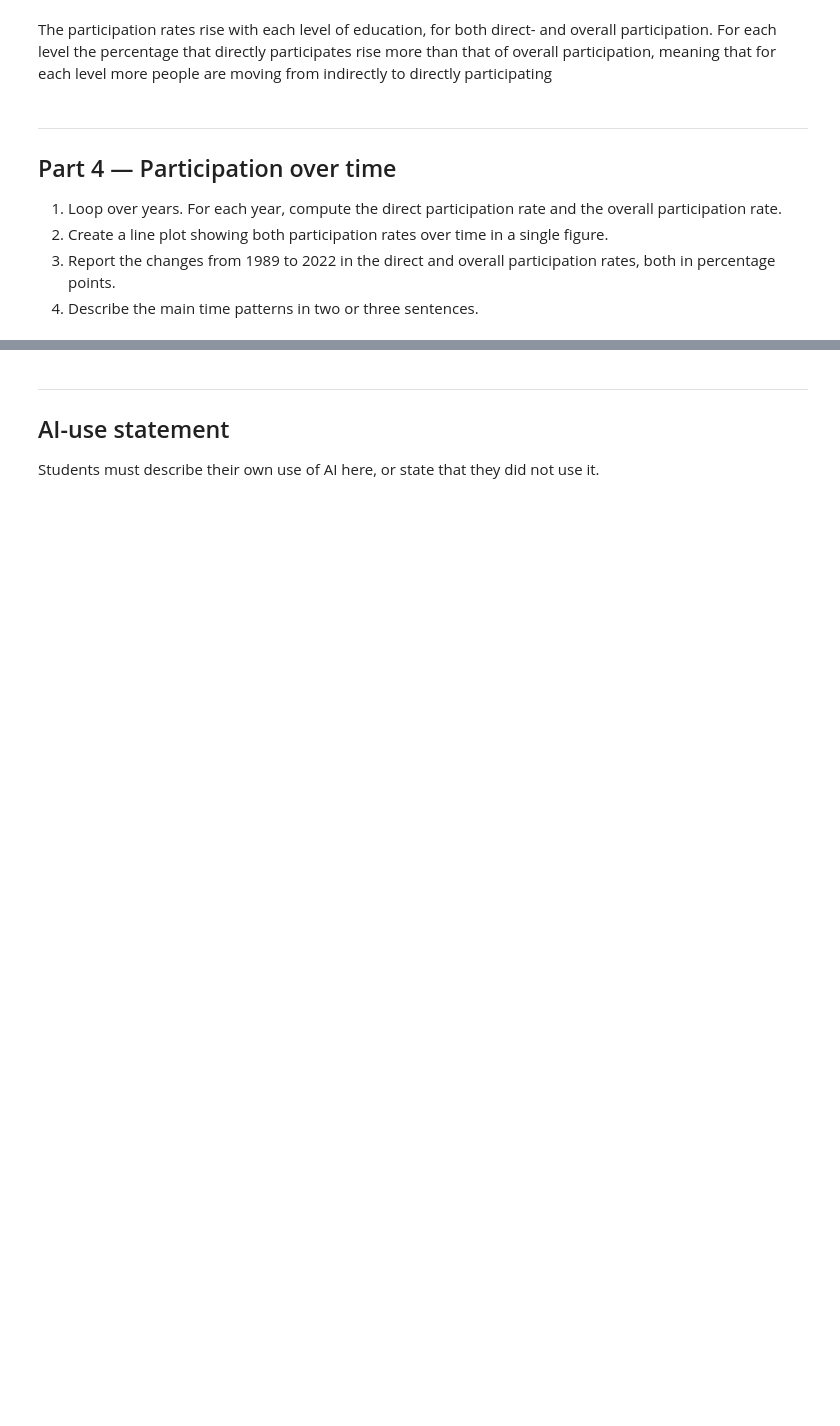
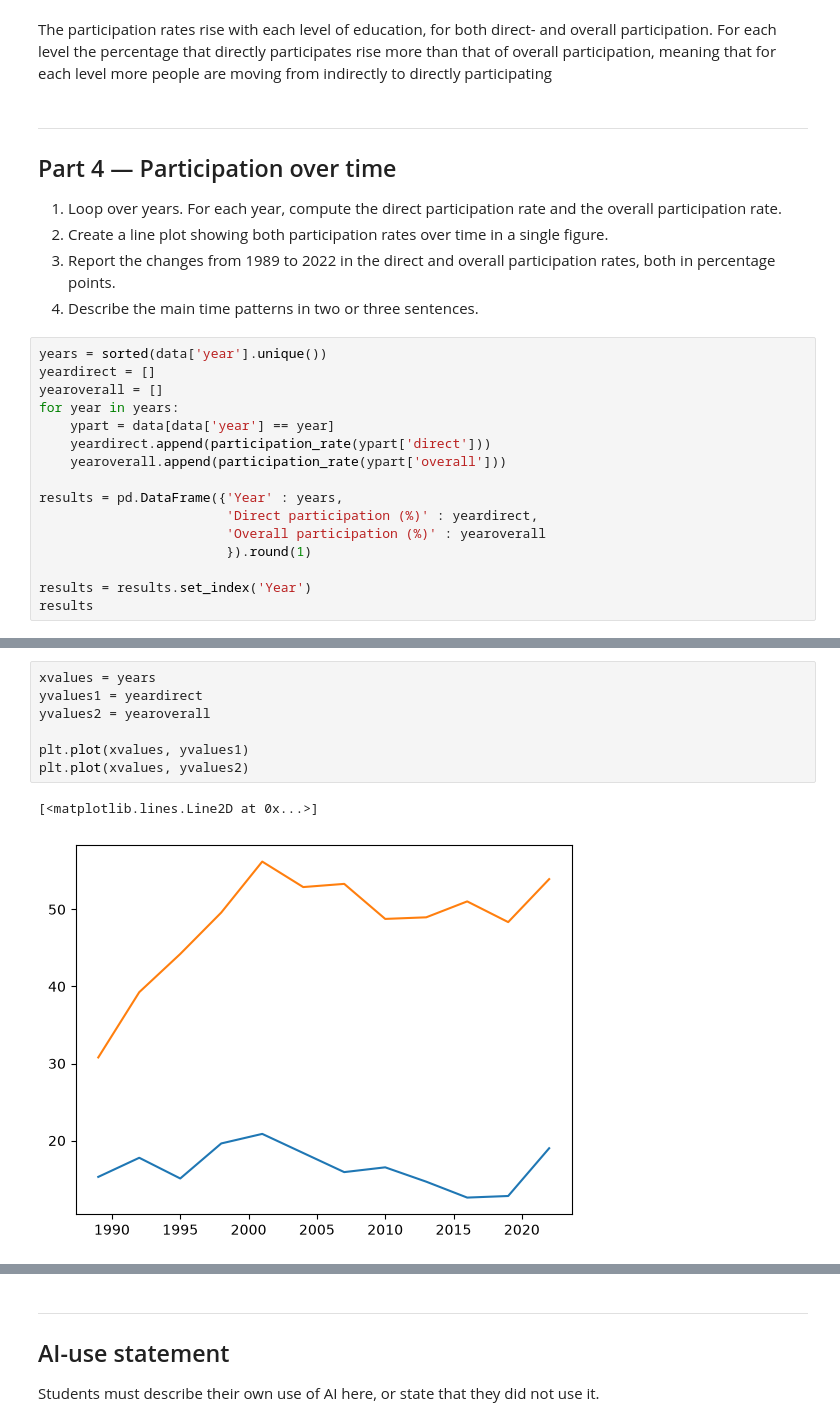
Before and after one commit to falkfrydenlund-creator/TECH2-Assignment3-FF, a Jupyter notebook: assignment3.ipynb, the cells around one changed output, grey strips where cells are left out. Saved outputs shown, nothing was run; the diff lists cells and outputs as text; blank space fills up the shorter version.

```diff
--- a/assignment3.ipynb
+++ b/assignment3.ipynb
@@ -258,3 +258,19 @@ The participation rates rise with each level of education, for both direct- and
 3. Report the changes from 1989 to 2022 in the direct and overall participation
    rates, both in percentage points.
 4. Describe the main time patterns in two or three sentences.
+# %%
+years = sorted(data['year'].unique())
+yeardirect = []
+yearoverall = []
+for year in years:
+    ypart = data[data['year'] == year]
+    yeardirect.append(participation_rate(ypart['direct']))
+    yearoverall.append(participation_rate(ypart['overall']))
+
+results = pd.DataFrame({'Year' : years,
+                        'Direct participation (%)' : yeardirect,
+                        'Overall participation (%)' : yearoverall
+                        }).round(1)
+
+results = results.set_index('Year')
+results
@@ -260,0 +292,10 @@ The participation rates rise with each level of education, for both direct- and
+# %%
+xvalues = years
+yvalues1 = yeardirect
+yvalues2 = yearoverall
+
+plt.plot(xvalues, yvalues1)
+plt.plot(xvalues, yvalues2)
+# %% [output]
+[<matplotlib.lines.Line2D at 0x...>]
+[figure, added]
```
Also changed, not shown: parts of 3 cells of this notebook.
